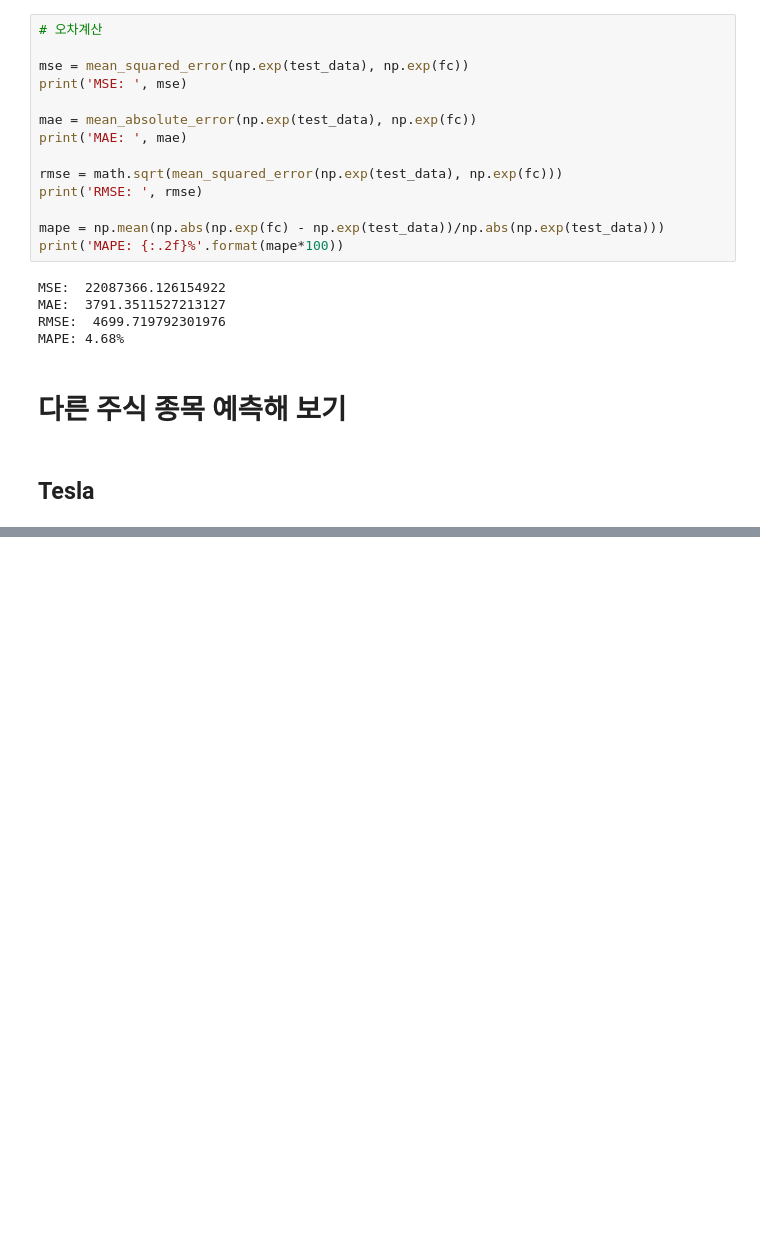
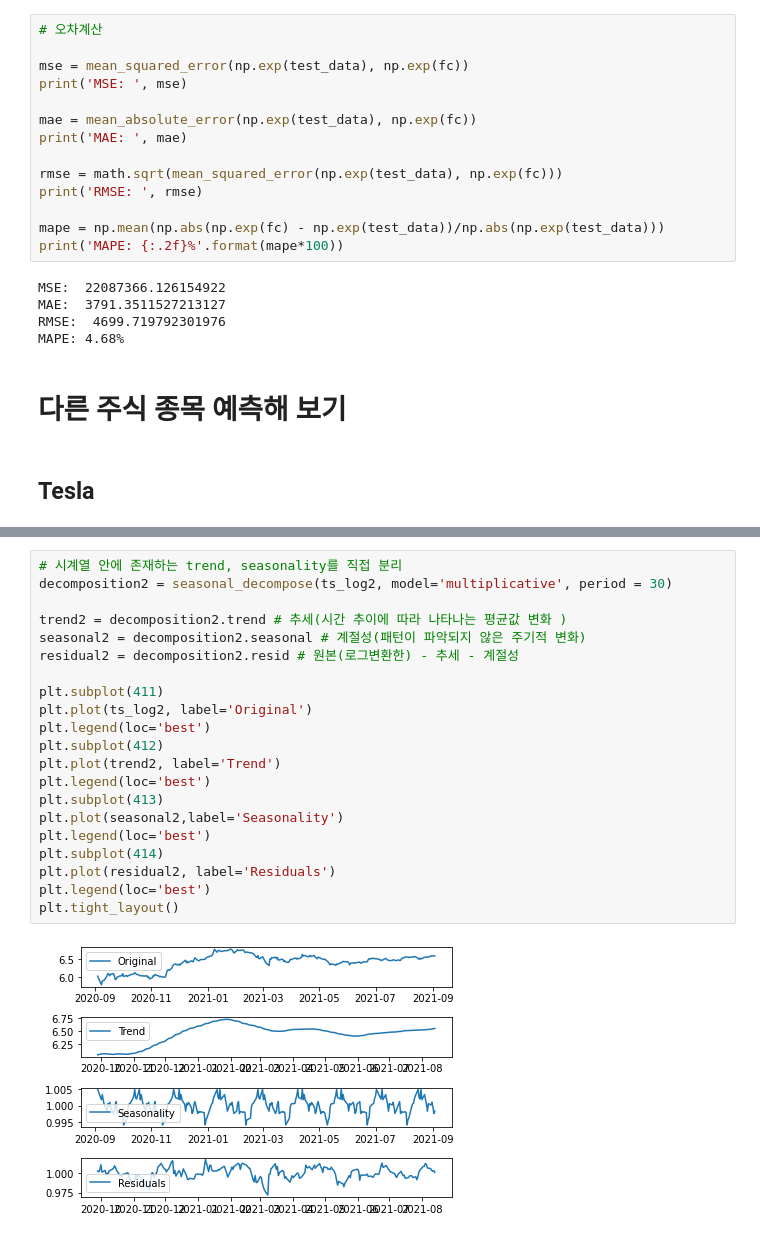
Before and after one commit to dlgur1994/Aiffel, a Jupyter notebook: Exploration/[E-14]PredictingStocks.ipynb, the cells around one changed output, grey strips where cells are left out. Saved outputs shown, nothing was run; the diff lists cells and outputs as text; blank space fills up the shorter version.

```diff
--- a/Exploration/[E-14]PredictingStocks.ipynb
+++ b/Exploration/[E-14]PredictingStocks.ipynb
@@ -419,0 +457,23 @@ ts2.head()
+# %%
+# 시계열 안에 존재하는 trend, seasonality를 직접 분리
+decomposition2 = seasonal_decompose(ts_log2, model='multiplicative', period = 30)
+
+trend2 = decomposition2.trend # 추세(시간 추이에 따라 나타나는 평균값 변화 )
+seasonal2 = decomposition2.seasonal # 계절성(패턴이 파악되지 않은 주기적 변화)
+residual2 = decomposition2.resid # 원본(로그변환한) - 추세 - 계절성
+
+plt.subplot(411)
+plt.plot(ts_log2, label='Original')
+plt.legend(loc='best')
+plt.subplot(412)
+plt.plot(trend2, label='Trend')
+plt.legend(loc='best')
+plt.subplot(413)
+plt.plot(seasonal2,label='Seasonality')
+plt.legend(loc='best')
+plt.subplot(414)
+plt.plot(residual2, label='Residuals')
+plt.legend(loc='best')
+plt.tight_layout()
+# %% [output]
+[figure, added]
```
Also changed, not shown: parts of 52 cells of this notebook.
